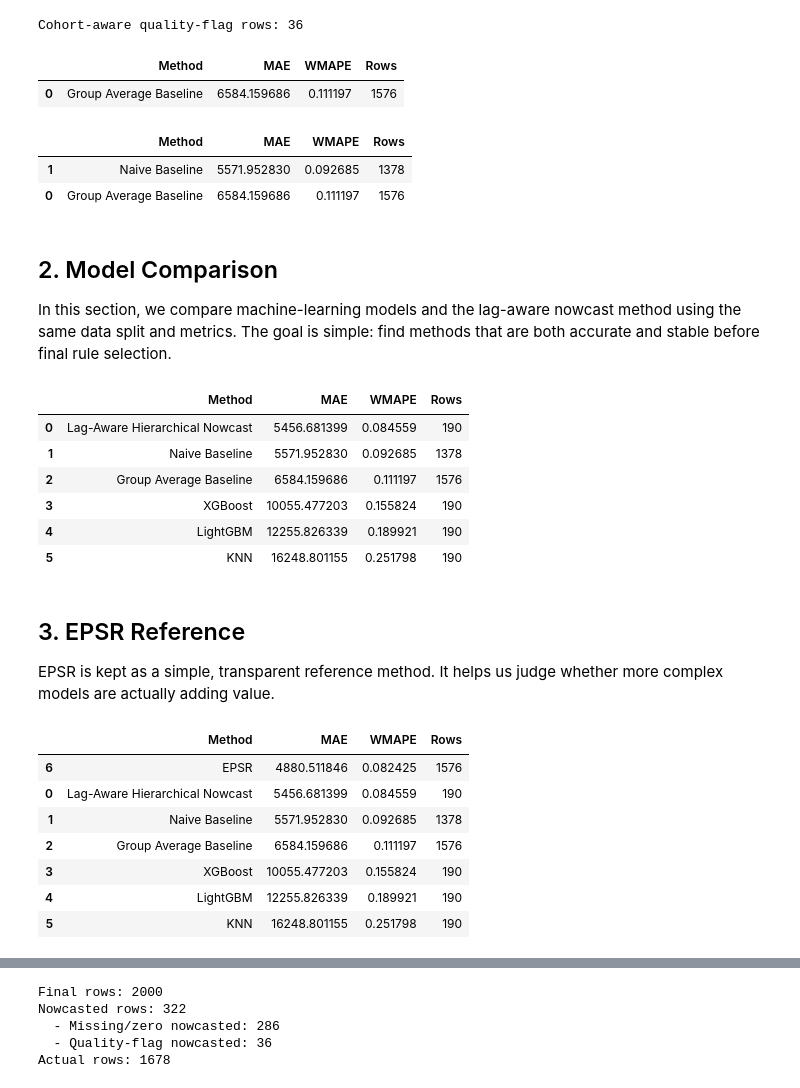
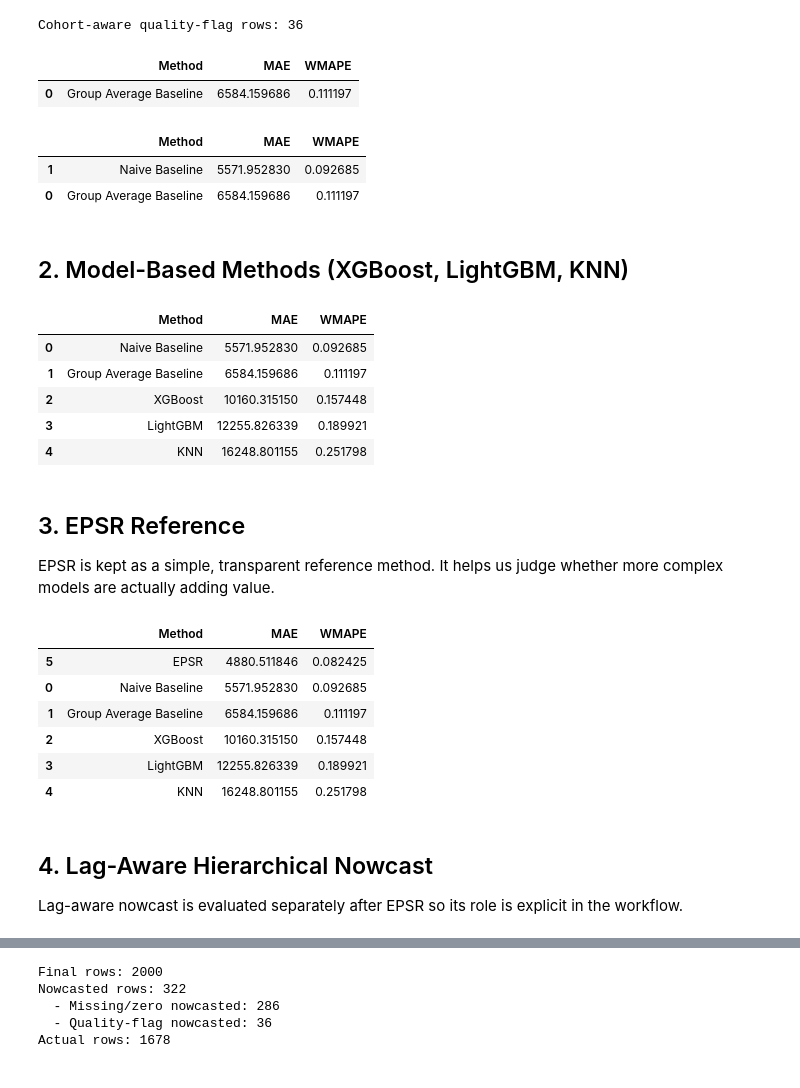
Before and after one commit to NathanPalaiologos/CMG-case-study, a Jupyter notebook: notebook/02_case_study_fct.ipynb, the cells around one changed output, grey strips where cells are left out. Saved outputs shown, nothing was run; the diff lists cells and outputs as text; code cells hidden in the pictures.

Commit message:
updated more quality audit

```diff
--- a/notebook/02_case_study_fct.ipynb
+++ b/notebook/02_case_study_fct.ipynb
@@ -118,7 +119,9 @@ month_missing_profile
 | 9 | 2025-10-01 | 200 | 180 | 0.90 |
 # %%
 # Study the distribution of NA, zero, and cohort-aware quality flags
-df = add_quality_flags(df)
+df = add_quality_flags(df,
+                       target_col= TARGET_COL,
+                       stream_col= STREAM_COL)
 
 # Count flags by business_unit, territory_name, and dsp
 flag_counts = df.groupby(['business_unit', 'territory_name', 'dsp'])[[
@@ -210,12 +211,12 @@ group_avg_all = apply_group_average_lookup(
 df = work_df.copy()
 df['group_avg_baseline'] = group_avg_all['pred'].values
 
-metric_df = pd.DataFrame([group_avg_metrics])[['Method', 'MAE', 'WMAPE', 'Rows']]
+metric_df = pd.DataFrame([group_avg_metrics])[['Method', 'MAE', 'WMAPE']]
 
 metric_df
 # %% [output]
-|  | Method | MAE | WMAPE | Rows |
-| 0 | Group Average Baseline | 6584.159686 | 0.111197 | 1576 |
+|  | Method | MAE | WMAPE |
+| 0 | Group Average Baseline | 6584.159686 | 0.111197 |
 # %%
 # Baseline 2: Naive rule
 naive_df = add_time_columns(df).sort_values(GROUP_COLS + ['month']).copy()
@@ -235,13 +236,11 @@ naive_metrics = evaluate_predictions(
 metric_df = pd.concat([metric_df, pd.DataFrame([naive_metrics])], ignore_index=True)
 metric_df.sort_values('WMAPE')
 # %% [output]
-|  | Method | MAE | WMAPE | Rows |
-| 1 | Naive Baseline | 5571.952830 | 0.092685 | 1378 |
-| 0 | Group Average Baseline | 6584.159686 | 0.111197 | 1576 |
+|  | Method | MAE | WMAPE |
+| 1 | Naive Baseline | 5571.952830 | 0.092685 |
+| 0 | Group Average Baseline | 6584.159686 | 0.111197 |
 # %% [markdown]
-## 2. Model Comparison
-In this section, we compare machine-learning models and the lag-aware nowcast method using the same data split and metrics.
-The goal is simple: find methods that are both accurate and stable before final rule selection.
+## 2. Model-Based Methods (XGBoost, LightGBM, KNN)
 # %%
 # Build lag features once, then create train/eval pools for all model methods
 lag_df = add_lag_features(
@@ -251,7 +250,9 @@ lag_df = add_lag_features(
     stream_col=STREAM_COL,
     lag=1
 )
-lag_df = add_quality_flags(lag_df)
+lag_df = add_quality_flags(lag_df,
+                           target_col= TARGET_COL,
+                           stream_col= STREAM_COL)
 
 included_mask = ~lag_df['month_str'].isin(EXCLUDED_EVAL_MONTHS)
 known_mask = (lag_df['is_na'] == 0) & (lag_df['is_zero'] == 0) & (lag_df[STREAM_COL] > 0)
@@ -266,11 +267,5 @@ model_registry = [
     ('XGBoost', partial(fit_predict_xgb_refined, categorical_cols=CATEGORICAL_COLS, stream_col=STREAM_COL)),
     ('LightGBM', partial(fit_predict_lgbm_refined, categorical_cols=CATEGORICAL_COLS, stream_col=STREAM_COL)),
     ('KNN', partial(fit_predict_knn_refined, categorical_cols=CATEGORICAL_COLS, stream_col=STREAM_COL)),
-    ('Lag-Aware Hierarchical Nowcast', partial(
-        fit_predict_lag_hier_nowcast,
-        group_cols=GROUP_COLS,
-        stream_col=STREAM_COL,
-        target_col=TARGET_COL,
-    )),
 ]
 # %%
@@ -290,34 +286,32 @@ for model_name, fit_predict_fn in model_registry:
 # %%
 # Write each model prediction back to the main dataframe
 pred_col_map = {
     'XGBoost': 'xgb_pred',
     'LightGBM': 'lgbm_pred',
     'KNN': 'knn_pred',
-    'Lag-Aware Hierarchical Nowcast': 'lag_hier_nowcast_pred',
 }
 
 for model_name, fit_predict_fn in model_registry:
     pred_col = pred_col_map[model_name]
     scored_target = model_target_rows.copy()
     scored_target[pred_col] = fit_predict_fn(model_known_eval, scored_target)
     df[pred_col] = np.nan
     df.loc[scored_target.index, pred_col] = scored_target[pred_col].values
 
 # Keep metric table idempotent when cells are re-run
 model_method_names = [name for name, _ in model_registry]
 metric_df = metric_df[~metric_df['Method'].isin(model_method_names)].copy()
 metric_df = pd.concat([metric_df, pd.DataFrame(model_rows)], ignore_index=True)
 metric_df = metric_df.sort_values('WMAPE').reset_index(drop=True)
 
 metric_df
 # %% [output]
-|  | Method | MAE | WMAPE | Rows |
-| 0 | Lag-Aware Hierarchical Nowcast | 5456.681399 | 0.084559 | 190 |
-| 1 | Naive Baseline | 5571.952830 | 0.092685 | 1378 |
-| 2 | Group Average Baseline | 6584.159686 | 0.111197 | 1576 |
-| 3 | XGBoost | 10055.477203 | 0.155824 | 190 |
-| 4 | LightGBM | 12255.826339 | 0.189921 | 190 |
-| 5 | KNN | 16248.801155 | 0.251798 | 190 |
+|  | Method | MAE | WMAPE |
+| 0 | Naive Baseline | 5571.952830 | 0.092685 |
+| 1 | Group Average Baseline | 6584.159686 | 0.111197 |
+| 2 | XGBoost | 10160.315150 | 0.157448 |
+| 3 | LightGBM | 12255.826339 | 0.189921 |
+| 4 | KNN | 16248.801155 | 0.251798 |
 # %% [markdown]
 ## 3. EPSR Reference
 EPSR is kept as a simple, transparent reference method.
@@ -364,11 +358,14 @@ metric_df = metric_df[metric_df['Method'] != 'EPSR'].copy()
 metric_df = pd.concat([metric_df, pd.DataFrame([epsr_metrics])], ignore_index=True)
 metric_df.sort_values('WMAPE')
 # %% [output]
-|  | Method | MAE | WMAPE | Rows |
-| 6 | EPSR | 4880.511846 | 0.082425 | 1576 |
-| 0 | Lag-Aware Hierarchical Nowcast | 5456.681399 | 0.084559 | 190 |
-| 1 | Naive Baseline | 5571.952830 | 0.092685 | 1378 |
-| 2 | Group Average Baseline | 6584.159686 | 0.111197 | 1576 |
-| 3 | XGBoost | 10055.477203 | 0.155824 | 190 |
-| 4 | LightGBM | 12255.826339 | 0.189921 | 190 |
-| 5 | KNN | 16248.801155 | 0.251798 | 190 |
+|  | Method | MAE | WMAPE |
+| 5 | EPSR | 4880.511846 | 0.082425 |
+| 0 | Naive Baseline | 5571.952830 | 0.092685 |
+| 1 | Group Average Baseline | 6584.159686 | 0.111197 |
+| 2 | XGBoost | 10160.315150 | 0.157448 |
+| 3 | LightGBM | 12255.826339 | 0.189921 |
+| 4 | KNN | 16248.801155 | 0.251798 |
+# %% [markdown]
+## 4. Lag-Aware Hierarchical Nowcast
+
+Lag-aware nowcast is evaluated separately after EPSR so its role is explicit in the workflow.
```
Also changed, not shown: parts of 25 cells of this notebook, 9 other files.
